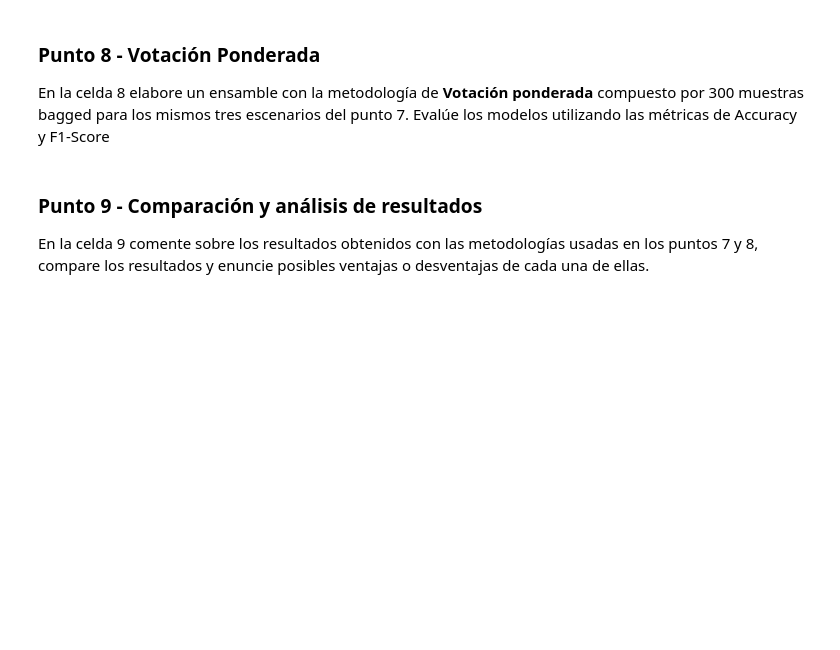
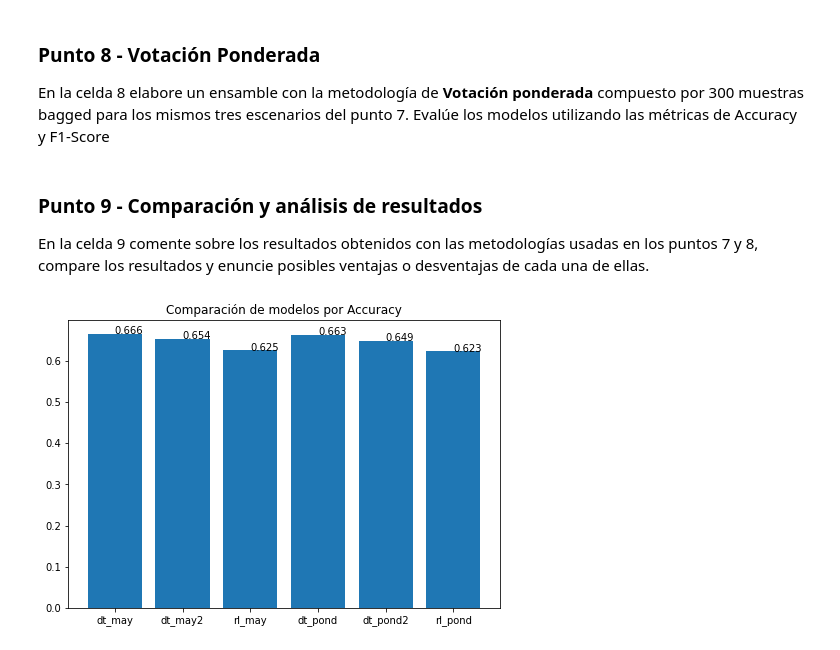
Before and after one commit to alvaropabon/MIAD_ML_and_NLP, a Jupyter notebook: Semana 1/S1TC1_arboles_ensamblajes.ipynb, the cells around one changed output. Saved outputs shown, nothing was run; the diff lists cells and outputs as text; code cells hidden in the pictures; blank space fills up the shorter version.

```diff
--- a/Semana 1/S1TC1_arboles_ensamblajes.ipynb
+++ b/Semana 1/S1TC1_arboles_ensamblajes.ipynb
@@ -210,3 +602,32 @@ En la celda 8 elabore un ensamble con la metodología de **Votación ponderada**
+# %%
+# 100 regresiones logísticas
+clf = BaggingClassifier(base_estimator=LogisticRegression(max_iter=10000),
+                            n_jobs=-1,
+                            max_samples=300,
+                            n_estimators=100,
+                            bootstrap=True,
+                            oob_score=True,
+                            random_state=1)
+
+clf.fit(X_train, y_train)
+y_pred = clf.predict(X_test)
+
+
+# Obtención de los pesos alpha de cada modelo de acuerdo al error OOB
+errors = np.zeros(clf.n_estimators)
+y_pred_all_ = np.zeros((X_test.shape[0], clf.n_estimators))
+
+for i in range(clf.n_estimators):
+    oob_sample = ~clf.estimators_samples_[i]
+    y_pred_ = clf.estimators_[i].predict(X_train.values[oob_sample])
+    errors[i] = accuracy_score(y_pred_, y_train.values[oob_sample])
+    y_pred_all_[:, i] = clf.estimators_[i].predict(X_test)
+
+alpha = (1 - errors) / (1 - errors).sum()
+y_pred = (np.sum(y_pred_all_ * alpha, axis=1) >= 0.5).astype(np.int)
+
+clf3_f1_score_pond=f1_score(y_pred, y_test)
+clf3_accuracy_score_pond=accuracy_score(y_pred, y_test)
 # %% [markdown]
 ### Punto 9 - Comparación y análisis de resultados
 En la celda 9 comente sobre los resultados obtenidos con las metodologías usadas en los puntos 7 y 8, compare los resultados y enuncie posibles ventajas o desventajas de cada una de ellas.
@@ -214,0 +634,17 @@ En la celda 9 comente sobre los resultados obtenidos con las metodologías usada
+# %%
+# Celda 9
+
+fig = plt.figure()
+ax = fig.add_axes([0,0,1,1])
+ax.set_title("Comparación de modelos por Accuracy")
+ejeX = ['dt_may', 'dt_may2','rl_may', 'dt_pond', 'dt_pond2', 'rl_pond']
+ejeY = [round(clf1_accuracy_score_may, 3), round(clf2_accuracy_score_may, 3), round(clf3_accuracy_score_may, 3),
+        round(clf1_accuracy_score_pond, 3), round(clf2_accuracy_score_pond, 3), round(clf3_accuracy_score_pond, 3)]
+ax.bar(ejeX,ejeY)
+def addlabels(x,y,plotP):
+    for i in range(len(x)):
+        plotP.text(i,y[i],y[i])
+addlabels(ejeX,ejeY,plt)
+plt.show()
+# %% [output]
+[figure, added]
```
Also changed, not shown: parts of 41 cells of this notebook, 2 other files.
